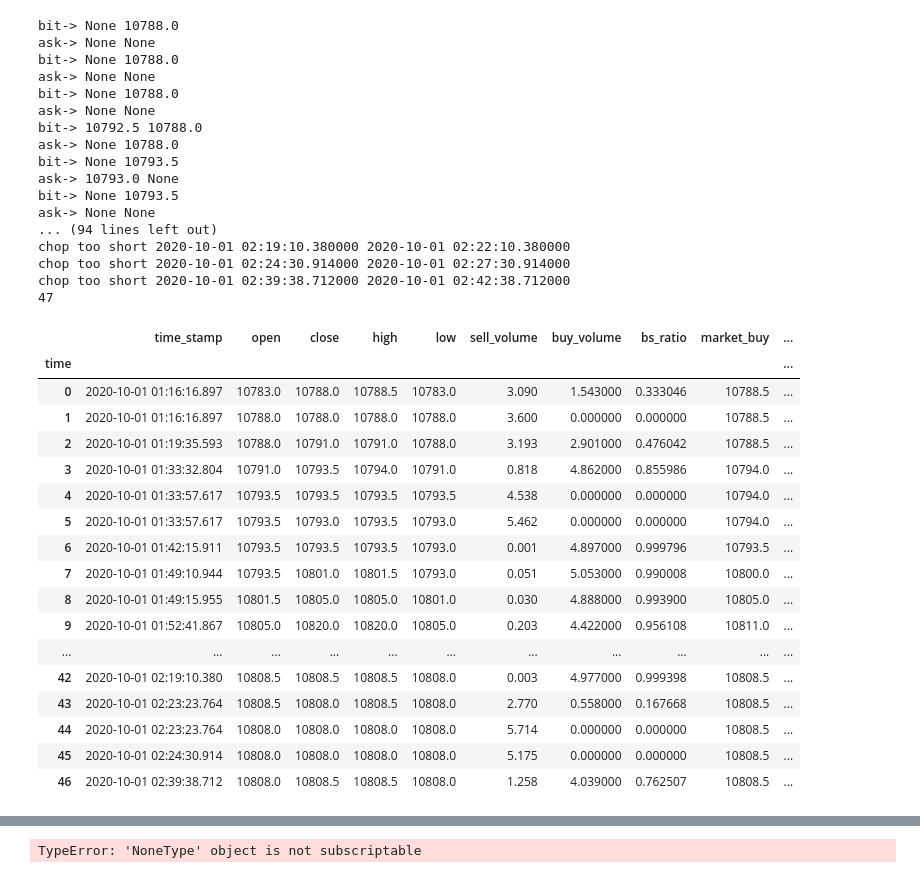
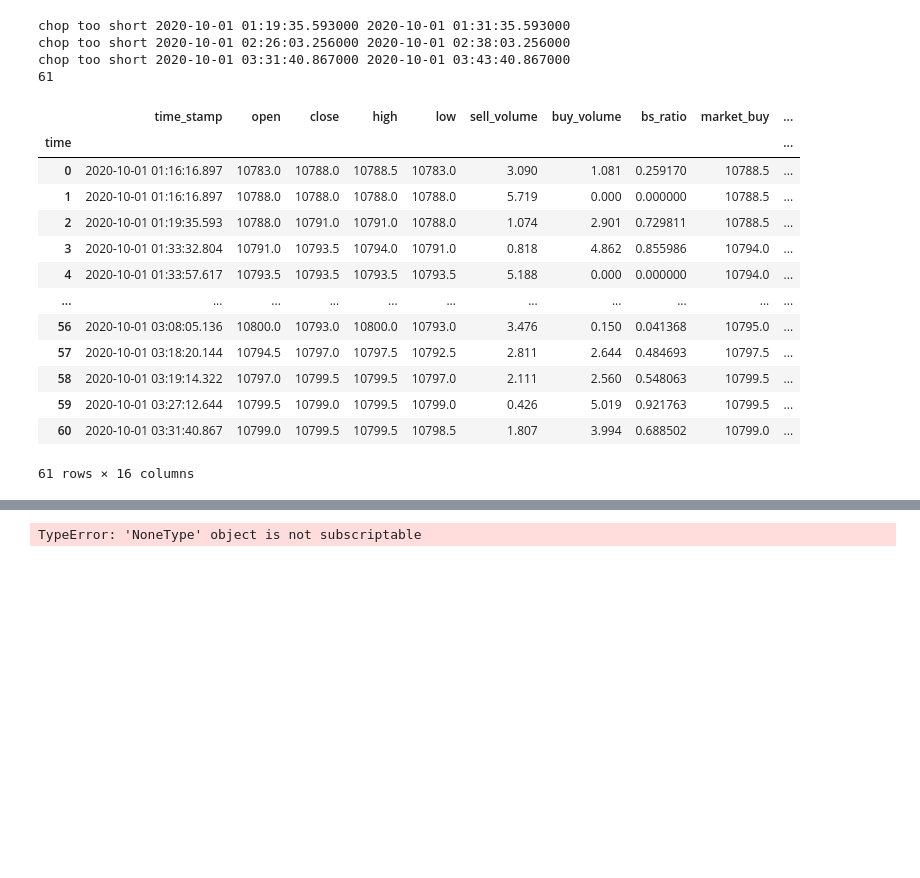
Before and after one commit to yasstake/ftxmmf, a Jupyter notebook: notebook/board_merge.ipynb, the cells around one changed output, grey strips where cells are left out. Saved outputs shown, nothing was run; the diff lists cells and outputs as text; code cells hidden in the pictures; blank space fills up the shorter version.

```diff
--- a/notebook/board_merge.ipynb
+++ b/notebook/board_merge.ipynb
@@ -69,45 +55,29 @@ chop too short 2020-10-01 01:53:41.473000 2020-10-01 01:56:41.473000
 # %%
 history2.merge_log(history3)
+history2.merge_log(history4)
 history2.setup_dollar_bar(tick_vol=5)
 history2.update_price()
 history2.update_q_value()
 print(len(history2.dollar_bar))
 history2.dollar_bar
 # %% [output]
-bit-> None 10788.0
-ask-> None None
-bit-> None 10788.0
-ask-> None None
-bit-> None 10788.0
-ask-> None None
-bit-> 10792.5 10788.0
-ask-> None 10788.0
-bit-> None 10793.5
-ask-> 10793.0 None
-bit-> None 10793.5
-ask-> None None
-... (94 lines left out)
-chop too short 2020-10-01 02:19:10.380000 2020-10-01 02:22:10.380000
-chop too short 2020-10-01 02:24:30.914000 2020-10-01 02:27:30.914000
-chop too short 2020-10-01 02:39:38.712000 2020-10-01 02:42:38.712000
-47
+chop too short 2020-10-01 01:19:35.593000 2020-10-01 01:31:35.593000
+chop too short 2020-10-01 02:26:03.256000 2020-10-01 02:38:03.256000
+chop too short 2020-10-01 03:31:40.867000 2020-10-01 03:43:40.867000
+61
 |  | time_stamp | open | close | high | low | sell_volume | buy_volume | bs_ratio | market_buy | ... |
 | time |  |  |  |  |  |  |  |  |  | ... |
-| 0 | 2020-10-01 01:16:16.897 | 10783.0 | 10788.0 | 10788.5 | 10783.0 | 3.090 | 1.543000 | 0.333046 | 10788.5 | ... |
-| 1 | 2020-10-01 01:16:16.897 | 10788.0 | 10788.0 | 10788.0 | 10788.0 | 3.600 | 0.000000 | 0.000000 | 10788.5 | ... |
-| 2 | 2020-10-01 01:19:35.593 | 10788.0 | 10791.0 | 10791.0 | 10788.0 | 3.193 | 2.901000 | 0.476042 | 10788.5 | ... |
-| 3 | 2020-10-01 01:33:32.804 | 10791.0 | 10793.5 | 10794.0 | 10791.0 | 0.818 | 4.862000 | 0.855986 | 10794.0 | ... |
-| 4 | 2020-10-01 01:33:57.617 | 10793.5 | 10793.5 | 10793.5 | 10793.5 | 4.538 | 0.000000 | 0.000000 | 10794.0 | ... |
-| 5 | 2020-10-01 01:33:57.617 | 10793.5 | 10793.0 | 10793.5 | 10793.0 | 5.462 | 0.000000 | 0.000000 | 10794.0 | ... |
-| 6 | 2020-10-01 01:42:15.911 | 10793.5 | 10793.5 | 10793.5 | 10793.0 | 0.001 | 4.897000 | 0.999796 | 10793.5 | ... |
-| 7 | 2020-10-01 01:49:10.944 | 10793.5 | 10801.0 | 10801.5 | 10793.0 | 0.051 | 5.053000 | 0.990008 | 10800.0 | ... |
-| 8 | 2020-10-01 01:49:15.955 | 10801.5 | 10805.0 | 10805.0 | 10801.0 | 0.030 | 4.888000 | 0.993900 | 10805.0 | ... |
-| 9 | 2020-10-01 01:52:41.867 | 10805.0 | 10820.0 | 10820.0 | 10805.0 | 0.203 | 4.422000 | 0.956108 | 10811.0 | ... |
+| 0 | 2020-10-01 01:16:16.897 | 10783.0 | 10788.0 | 10788.5 | 10783.0 | 3.090 | 1.081 | 0.259170 | 10788.5 | ... |
+| 1 | 2020-10-01 01:16:16.897 | 10788.0 | 10788.0 | 10788.0 | 10788.0 | 5.719 | 0.000 | 0.000000 | 10788.5 | ... |
+| 2 | 2020-10-01 01:19:35.593 | 10788.0 | 10791.0 | 10791.0 | 10788.0 | 1.074 | 2.901 | 0.729811 | 10788.5 | ... |
+| 3 | 2020-10-01 01:33:32.804 | 10791.0 | 10793.5 | 10794.0 | 10791.0 | 0.818 | 4.862 | 0.855986 | 10794.0 | ... |
+| 4 | 2020-10-01 01:33:57.617 | 10793.5 | 10793.5 | 10793.5 | 10793.5 | 5.188 | 0.000 | 0.000000 | 10794.0 | ... |
 | ... | ... | ... | ... | ... | ... | ... | ... | ... | ... | ... |
-| 42 | 2020-10-01 02:19:10.380 | 10808.5 | 10808.5 | 10808.5 | 10808.0 | 0.003 | 4.977000 | 0.999398 | 10808.5 | ... |
-| 43 | 2020-10-01 02:23:23.764 | 10808.5 | 10808.0 | 10808.5 | 10808.0 | 2.770 | 0.558000 | 0.167668 | 10808.5 | ... |
-| 44 | 2020-10-01 02:23:23.764 | 10808.0 | 10808.0 | 10808.0 | 10808.0 | 5.714 | 0.000000 | 0.000000 | 10808.5 | ... |
-| 45 | 2020-10-01 02:24:30.914 | 10808.0 | 10808.0 | 10808.0 | 10808.0 | 5.175 | 0.000000 | 0.000000 | 10808.5 | ... |
-| 46 | 2020-10-01 02:39:38.712 | 10808.0 | 10808.5 | 10808.5 | 10808.0 | 1.258 | 4.039000 | 0.762507 | 10808.5 | ... |
+| 56 | 2020-10-01 03:08:05.136 | 10800.0 | 10793.0 | 10800.0 | 10793.0 | 3.476 | 0.150 | 0.041368 | 10795.0 | ... |
+| 57 | 2020-10-01 03:18:20.144 | 10794.5 | 10797.0 | 10797.5 | 10792.5 | 2.811 | 2.644 | 0.484693 | 10797.5 | ... |
+| 58 | 2020-10-01 03:19:14.322 | 10797.0 | 10799.5 | 10799.5 | 10797.0 | 2.111 | 2.560 | 0.548063 | 10799.5 | ... |
+| 59 | 2020-10-01 03:27:12.644 | 10799.5 | 10799.0 | 10799.5 | 10799.0 | 0.426 | 5.019 | 0.921763 | 10799.5 | ... |
+| 60 | 2020-10-01 03:31:40.867 | 10799.0 | 10799.5 | 10799.5 | 10798.5 | 1.807 | 3.994 | 0.688502 | 10799.0 | ... |
+61 rows × 16 columns
 # %%
 history3.merge_log(history4)
```
Also changed, not shown: parts of 7 cells of this notebook, 1 other file.
